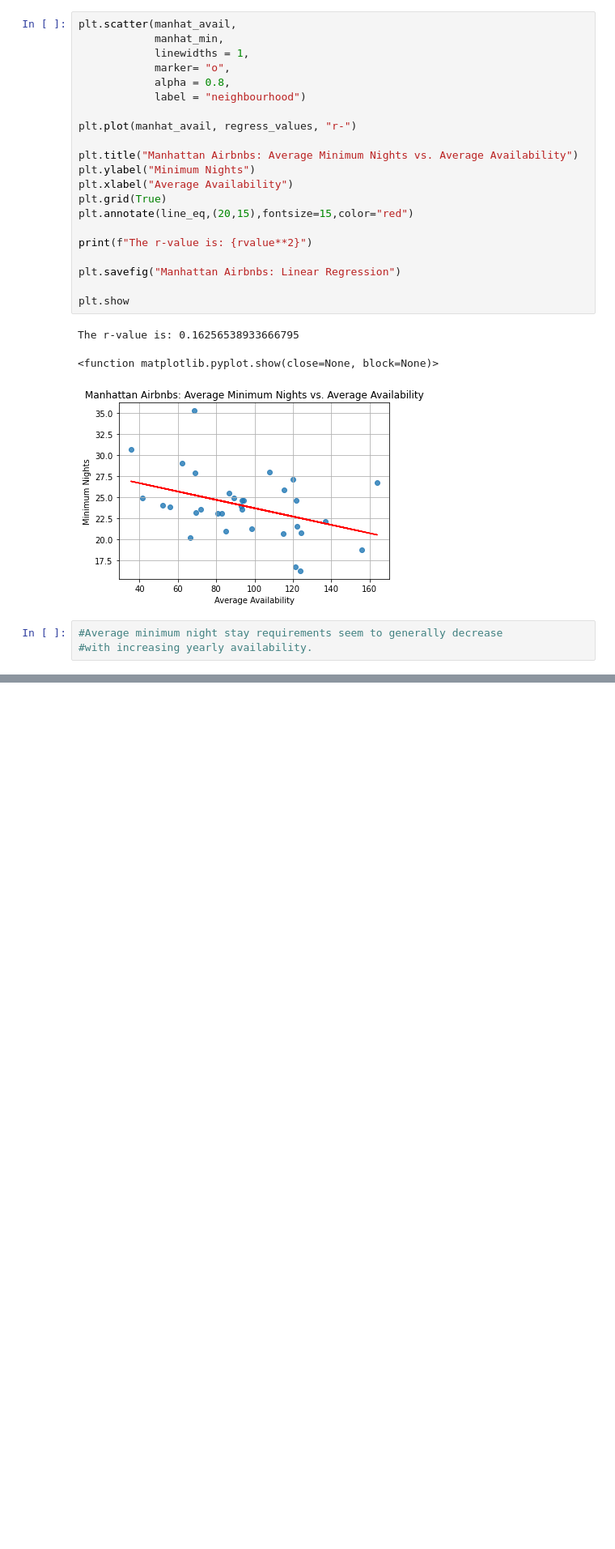
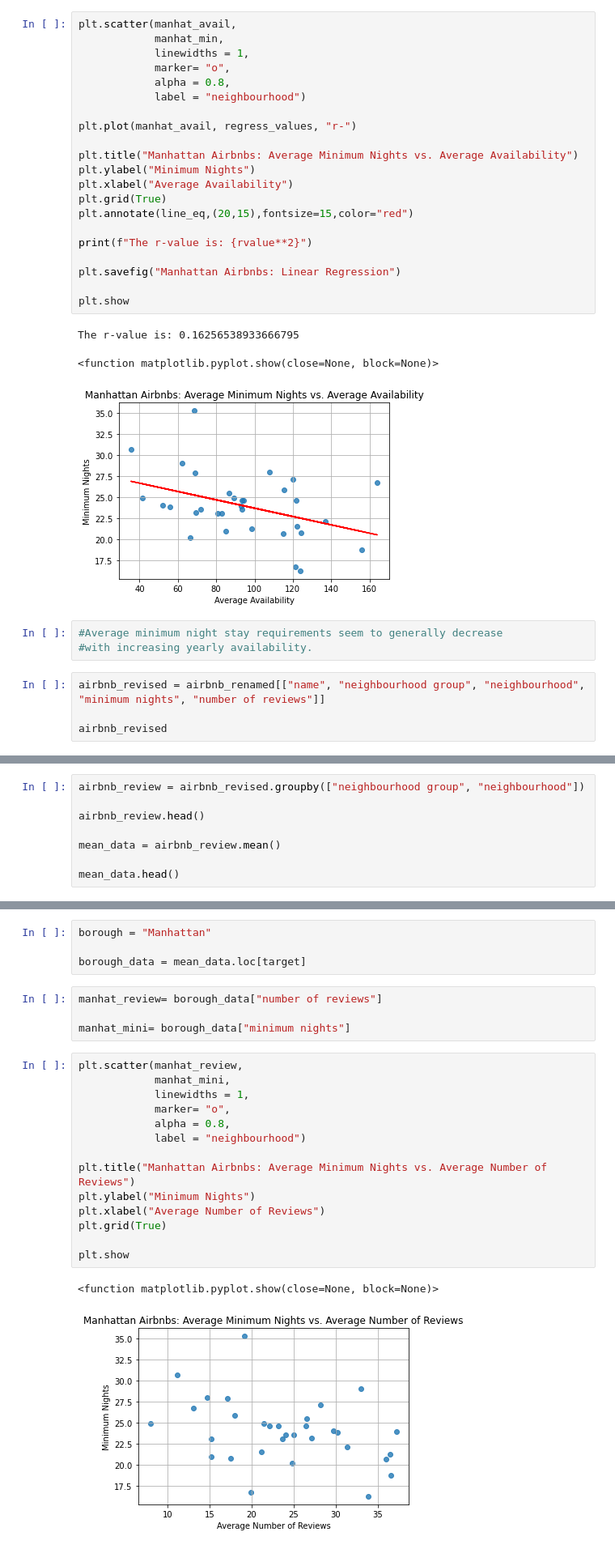
Before and after one commit to MWilliamsDP/ProjectOne, a Jupyter notebook: BookingsPy/Bookings.ipynb, the cells around one changed output, grey strips where cells are left out. Shown at 81% size. Cells and saved outputs as stored; diff of their text form; blank space fills up the shorter version.

Commit message:
Decided to add another graph

```diff
--- a/BookingsPy/Bookings.ipynb
+++ b/BookingsPy/Bookings.ipynb
@@ -276,3 +276,7 @@ The r-value is: 0.16256538933666795
 # %%
 #Average minimum night stay requirements seem to generally decrease
 #with increasing yearly availability.
+# %%
+airbnb_revised = airbnb_renamed[["name", "neighbourhood group", "neighbourhood", "minimum nights", "number of reviews"]]
+
+airbnb_revised
@@ -278,0 +297,8 @@ The r-value is: 0.16256538933666795
+# %%
+airbnb_review = airbnb_revised.groupby(["neighbourhood group", "neighbourhood"])
+
+airbnb_review.head()
+
+mean_data = airbnb_review.mean()
+
+mean_data.head()
@@ -278,0 +313,25 @@ The r-value is: 0.16256538933666795
+# %%
+borough = "Manhattan"
+
+borough_data = mean_data.loc[target]
+# %%
+manhat_review= borough_data["number of reviews"]
+
+manhat_mini= borough_data["minimum nights"]
+# %%
+plt.scatter(manhat_review,
+            manhat_mini,
+            linewidths = 1,
+            marker= "o",
+            alpha = 0.8,
+            label = "neighbourhood")
+
+plt.title("Manhattan Airbnbs: Average Minimum Nights vs. Average Number of Reviews")
+plt.ylabel("Minimum Nights")
+plt.xlabel("Average Number of Reviews")
+plt.grid(True)
+
+plt.show
+# %% [output]
+<function matplotlib.pyplot.show(close=None, block=None)>
+[figure, added]
```
Also changed, not shown: parts of 6 cells of this notebook, 1 other file.
